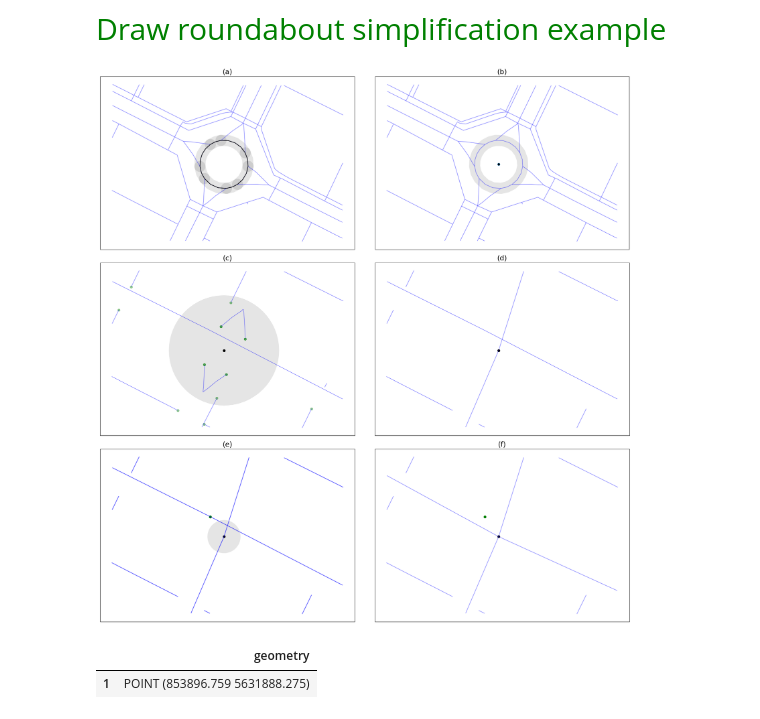
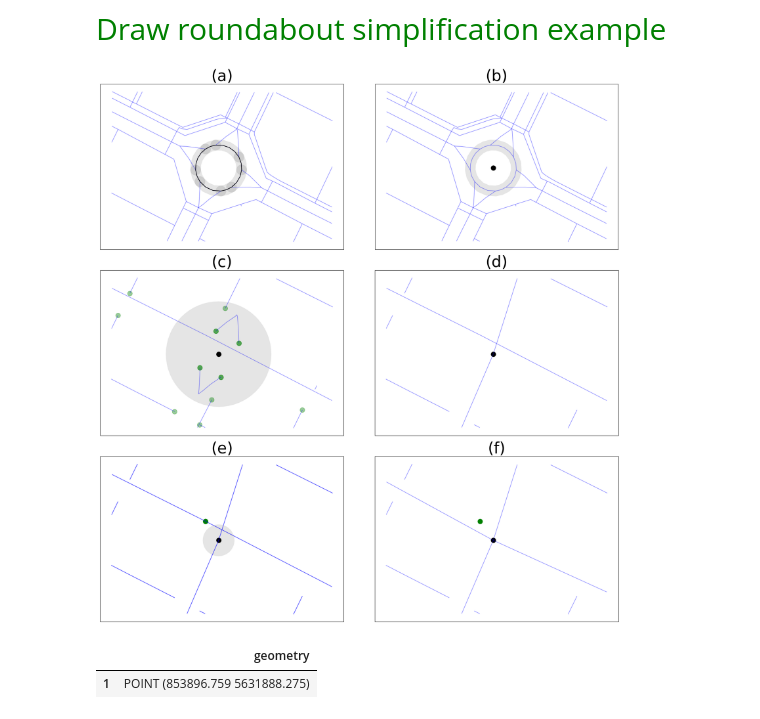
Before and after one commit to achic19/SOD0, a Jupyter notebook: Code/notebooks/roundabout.ipynb, the cells around one changed output. Cells and saved outputs as stored; diff of their text form; code cells hidden in the pictures.

Commit message:
Finish paper for a figures

```diff
--- a/Code/notebooks/roundabout.ipynb
+++ b/Code/notebooks/roundabout.ipynb
@@ -449,8 +449,8 @@ fig, axs = plt.subplots(3, 2, figsize=(20,20))
 road_c = 'blue'
 roundabot_c= 'black'
 points_c = 'green'
-fontsize=18
-point_size = 12
+fontsize=40
+point_size = 150
 # Create a figure and four subplots
 val = [f'({chr(ord("a") + i)})' for i in range(6)]
 k=0
@@ -471,11 +471,10 @@ axs[0, 0].set_title(f'{val[k]}',fontsize=fontsize)
 k+=1
 p=0,1
 center = gdfs_to_save_micro['center']
+
 gdfs_to_save_micro['raw_data'].plot(ax=axs[p], color=road_c, alpha=0.4)
-center.plot(ax=axs[p], alpha=1)
-
-# Scatter plot on the same axis
-axs[p].scatter(center.geometry.x,center.geometry.y, color=roundabot_c, s=20)
+center.plot(ax=axs[p],color=roundabot_c,markersize=point_size, alpha=1)
+# axs[p].scatter(center.geometry.x.to_list(), center.geometry.y.to_list(), color='red', s=80)
 GeoSeries(buffer_roundabout.unary_union,crs=project_crs).plot(ax=axs[p], color=roundabot_c, alpha=0.1)
 axs[p].set_title(f'{val[k]}',fontsize=fontsize)
 
@@ -484,8 +483,8 @@ k+=1
 p=1,0
 gdfs_to_save_micro['topological_correcetion'].plot(ax=axs[p], color=road_c, alpha=0.4)
 center.buffer(100).plot(ax=axs[p], color=roundabot_c, alpha=0.1)
-gdfs_to_save_micro['deadend_pnts'].plot(ax=axs[p], color=points_c, alpha=0.4)
-center.plot(ax=axs[p], color=roundabot_c, alpha=1)
+gdfs_to_save_micro['deadend_pnts'].plot(ax=axs[p], color=points_c,markersize=point_size,  alpha=0.4)
+center.plot(ax=axs[p], color=roundabot_c,markersize=point_size,  alpha=1)
 axs[p].set_title(f'{val[k]}',fontsize=fontsize)
 
 # after correction 1 - d
@@ -494,7 +493,7 @@ k+=1
 
 
 gdfs_to_save_micro['after_correction_1'].plot(ax=axs[p], color=road_c, alpha=0.4)
-center.plot(ax=axs[p], color=roundabot_c, alpha=1)
+center.plot(ax=axs[p], color=roundabot_c,markersize=point_size,  alpha=1)
 axs[p].set_title(f'{val[k]}',fontsize=fontsize)
 
 # almost done -e
@@ -510,45 +509,45 @@ vertices= []
 gdf['geometry'].apply(lambda x:vertices.extend([Point(point[0], point[1]) for point in x.coords]))
 points_df = gpd.clip(GeoDataFrame(geometry=vertices,crs=project_crs),polygon_to_clip)
 points_df= points_df[~points_df['geometry'].isin(center['geometry'])]
-points_df.plot(ax=axs[p], color=points_c, alpha=1)
+points_df.plot(ax=axs[p], color=points_c,markersize=point_size,  alpha=1)
 
 #  Filter out the points that do not have intersections
 gdfs_to_save_micro['after_correction_1'].plot(ax=axs[p], color=road_c, alpha=0.4)
 
-points_df.plot(ax=axs[p], color=points_c, alpha=1)
-center.plot(ax=axs[p], color=roundabot_c, alpha=1)
+points_df.plot(ax=axs[p], color=points_c,markersize=point_size,  alpha=1)
+center.plot(ax=axs[p], color=roundabot_c,markersize=point_size,  alpha=1)
 buffer.plot(ax=axs[p], color=roundabot_c, alpha=0.1)
 gdfs_to_save_micro['after_correction_1'].plot(ax=axs[p], color=road_c, alpha=0.4)
 
 axs[p].set_title(f'{val[k]}',fontsize=fontsize)
 
 
 # done -f
 p=2,1
 k+=1
 final =gdfs_to_save_micro['final']
 result = gpd.sjoin(points_df, final, op='intersects')
 non_intersecting_points = points_df[~points_df.index.isin(result.index)]
 
-non_intersecting_points.plot(ax=axs[p], color=points_c, alpha=1)
+non_intersecting_points.plot(ax=axs[p], color=points_c,markersize=point_size,  alpha=1)
 final.plot(ax=axs[p], color=road_c, alpha=0.4)
-center.plot(ax=axs[p], color=roundabot_c, alpha=1)
+center.plot(ax=axs[p], color=roundabot_c,markersize=point_size,  alpha=1)
 
 axs[p].set_title(f'{val[k]}',fontsize=fontsize)
 
 
 
 # Remove ticks from all subplots
 for ax in axs.flatten():
     ax.set_xticks([])
     ax.set_yticks([])
 
 # Adjust layout to minimize overlapping
 plt.tight_layout()
 plt.savefig(f'{os.path.dirname(pjr_loc)}/versions/figs/roundabout.png')
 plt.show()
 # %% [output]
-[figure, old version]
+[figure, new version]
 # %%
 points_df
 # %% [output]
```
Also changed, not shown: parts of 1 cell of this notebook.
